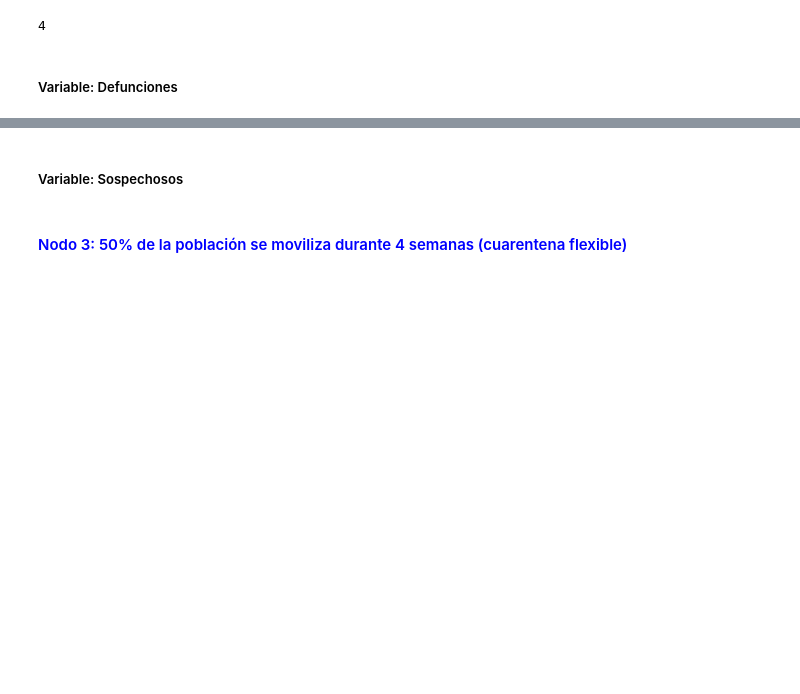
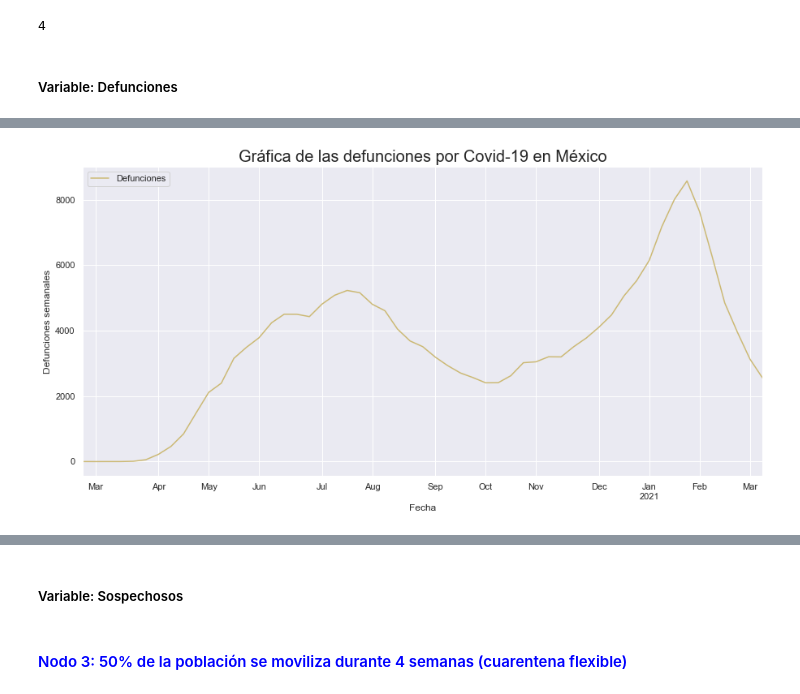
Before and after one commit to Miriam1999/proyecto_modulo1, a Jupyter notebook: ProyectoModulo1_MedellínM_OrtizM.ipynb, the cells around one changed output, grey strips where cells are left out. Saved outputs shown, nothing was run; the diff lists cells and outputs as text; code cells hidden in the pictures; blank space fills up the shorter version.

```diff
--- a/ProyectoModulo1_MedellínM_OrtizM.ipynb
+++ b/ProyectoModulo1_MedellínM_OrtizM.ipynb
@@ -561,3 +565,7 @@ classification(sim5.iloc[-1][0], data_hospitalizados["Hospitalizados"])
 4
 # %% [markdown]
 ##### Variable: Defunciones
+# %%
+# Se obtienen de la base de datos las defunciones (DataFrame)
+data_defunciones = pd.DataFrame(data["Defunciones"][7:])
+data_defunciones.head(10)
@@ -563,0 +585,5 @@ classification(sim5.iloc[-1][0], data_hospitalizados["Hospitalizados"])
+# %%
+# Gráfica de los datos
+graficar_datos(data_defunciones, "Gráfica de las defunciones por Covid-19 en México", "Defunciones semanales")
+# %% [output]
+[figure, added]
```
Also changed, not shown: parts of 13 cells of this notebook, 2 other files.
